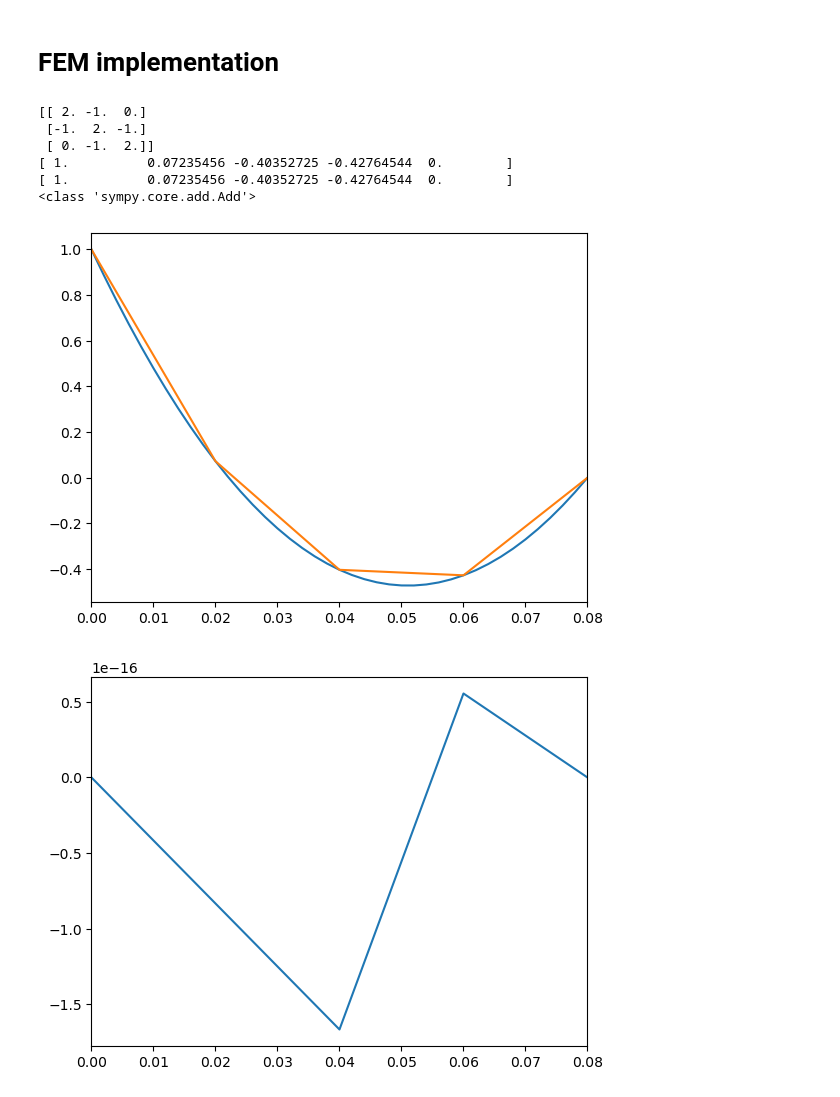
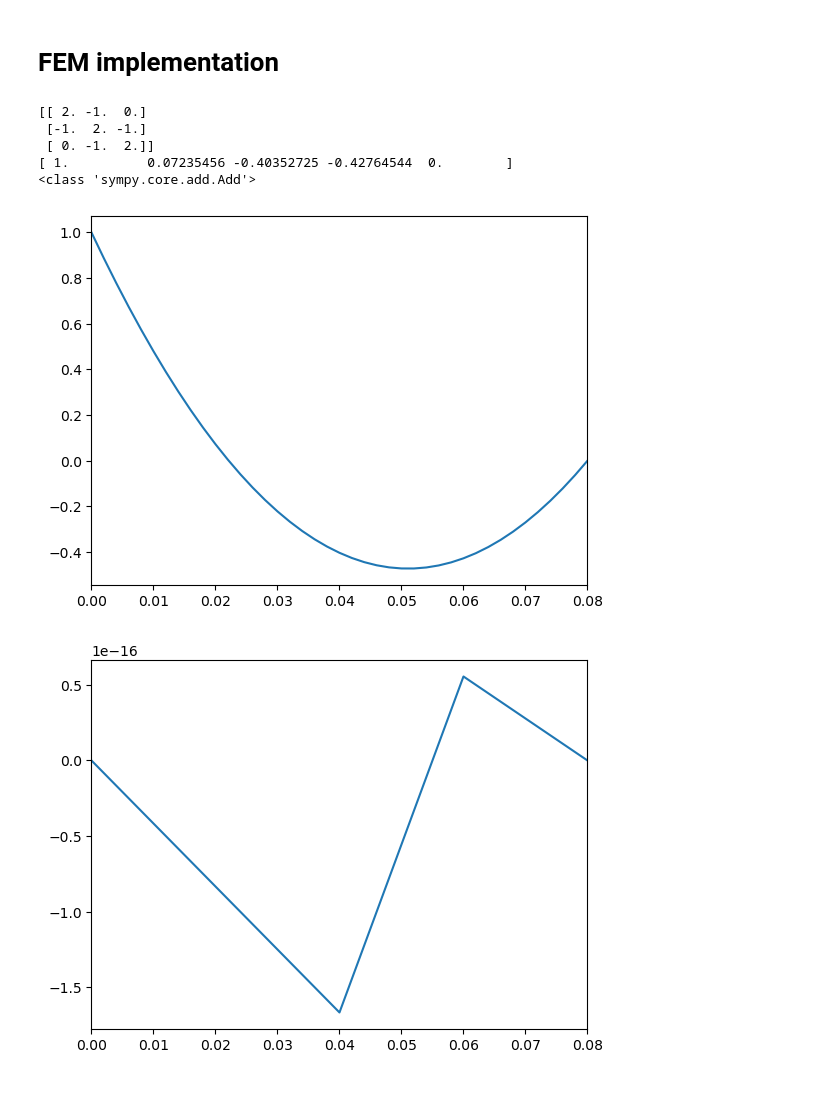
Before and after one commit to Xiaosen9807/FEM, a Jupyter notebook: fem-intro/fem-1d-linear.ipynb, the cells around one changed output. Cells and saved outputs as stored; diff of their text form; code cells hidden in the pictures.

```diff
--- a/fem-intro/fem-1d-linear.ipynb
+++ b/fem-intro/fem-1d-linear.ipynb
@@ -580,36 +580,35 @@ for i in range(number_of_elements-1):
             K[i,j] = -1
 print(K)
 
 # Still we need all values of the potential
 V = np.zeros(number_of_elements + 1)
 V[0] = V_0
 
 # Set the right-hand side
 f = np.ones(number_of_elements-1)*(-(l**2)*rho_0)/(eps)
 f[0] += V_0
 
 # Solve the system
 V[1:-1] = np.linalg.solve(K,f)
 print(V)
 
 #Plot it with analytic solution.
 x_fem = np.linspace(0.0, d, num=number_of_elements+1)
 evaluate = (V_0 + rho_0*x**2/(2*varepsilon_0*varepsilon_r)
             + x*(-V_0/d - d*rho_0/(2*varepsilon_0*varepsilon_r)))
 print(type(evaluate))
 x_vec = np.linspace(0.0, d, num=number_of_elements*10+1)
 y_vec = np.array([ evaluate.subs({x:value}) for value in x_vec])
 fig, ax = plt.subplots()
-ax.plot(x_vec, y_vec, x_fem,V);
+ax.plot(x_vec, y_vec)#, x_fem,V);
 ax.set_xlim(0,0.08);
 # %% [output]
 [[ 2. -1.  0.]
  [-1.  2. -1.]
  [ 0. -1.  2.]]
 [ 1.          0.07235456 -0.40352725 -0.42764544  0.        ]
-[ 1.          0.07235456 -0.40352725 -0.42764544  0.        ]
 <class 'sympy.core.add.Add'>
-[figure, old version]
+[figure, new version]
 # %%
 #Error
 x_vec = np.linspace(0.0, d, num=number_of_elements+1)
```
Also changed, not shown: 7 other files.
